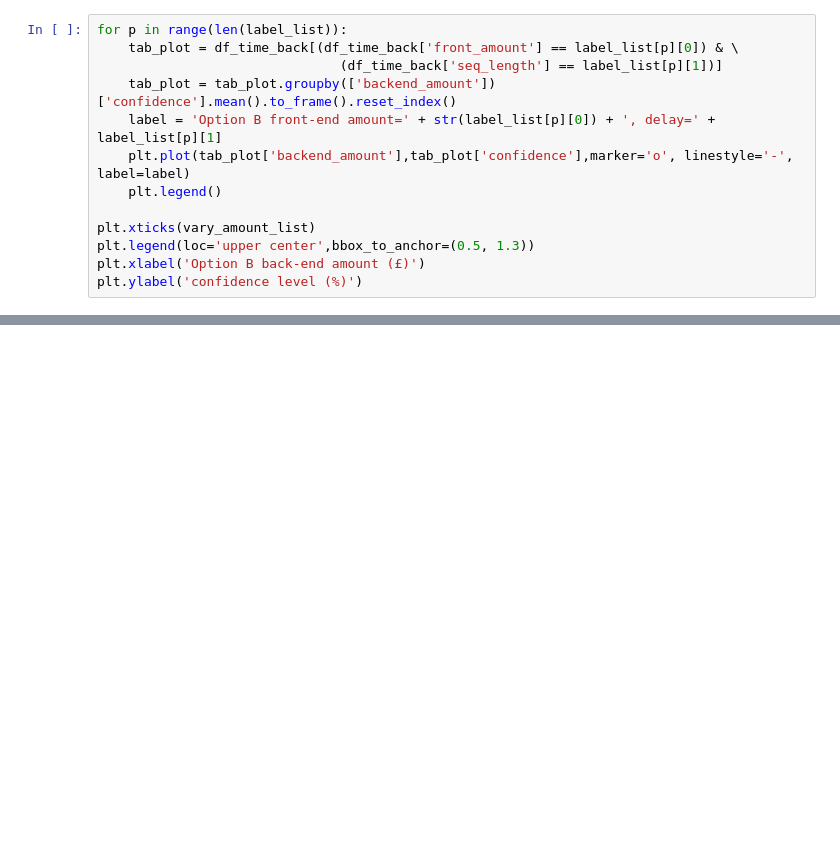
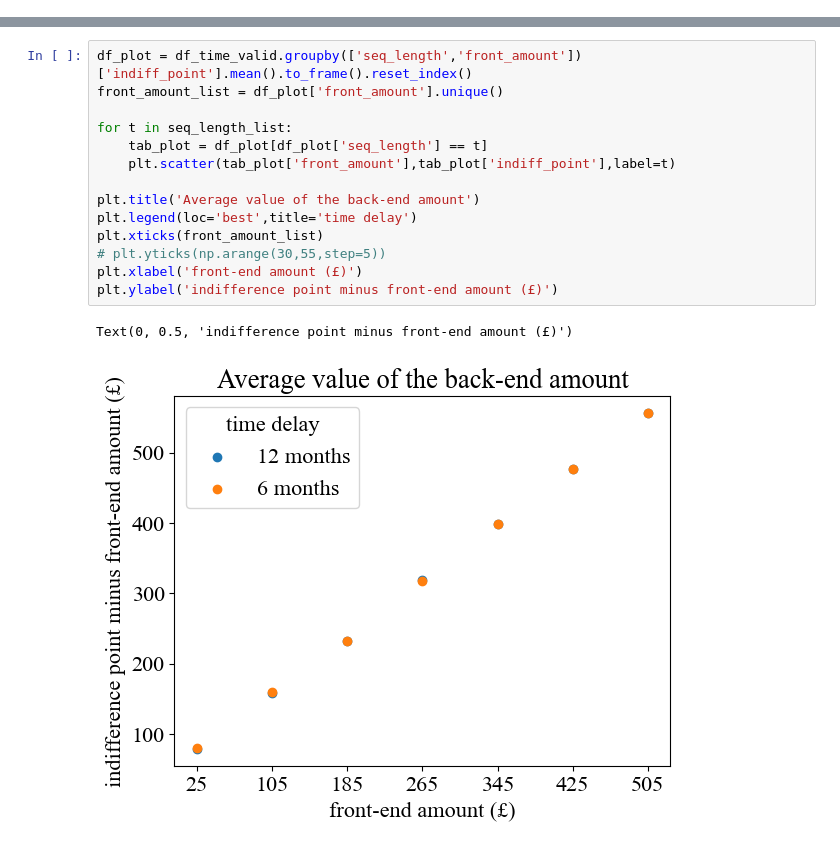
Before and after one commit to zarkwang/attention_discount_project, a Jupyter notebook: experiment_2/analysis.ipynb, the cells around one changed output, grey strips where cells are left out. Cells and saved outputs as stored; diff of their text form; blank space fills up the shorter version.

```diff
--- a/experiment_2/analysis.ipynb
+++ b/experiment_2/analysis.ipynb
@@ -627,13 +0,0 @@ Text(0, 0.5, 'confidence level (%)')
-# %%
-for p in range(len(label_list)):
-    tab_plot = df_time_back[(df_time_back['front_amount'] == label_list[p][0]) & \
-                               (df_time_back['seq_length'] == label_list[p][1])]
-    tab_plot = tab_plot.groupby(['backend_amount'])['confidence'].mean().to_frame().reset_index()
-    label = 'Option B front-end amount=' + str(label_list[p][0]) + ', delay=' + label_list[p][1]
-    plt.plot(tab_plot['backend_amount'],tab_plot['confidence'],marker='o', linestyle='-', label=label)
-    plt.legend()
-
-plt.xticks(vary_amount_list)
-plt.legend(loc='upper center',bbox_to_anchor=(0.5, 1.3))
-plt.xlabel('Option B back-end amount (£)')
-plt.ylabel('confidence level (%)')
@@ -693,0 +418,17 @@ app.quit()
+# %%
+df_plot = df_time_valid.groupby(['seq_length','front_amount'])['indiff_point'].mean().to_frame().reset_index()
+front_amount_list = df_plot['front_amount'].unique()
+
+for t in seq_length_list:
+    tab_plot = df_plot[df_plot['seq_length'] == t]
+    plt.scatter(tab_plot['front_amount'],tab_plot['indiff_point'],label=t)
+
+plt.title('Average value of the back-end amount')
+plt.legend(loc='best',title='time delay')
+plt.xticks(front_amount_list)
+# plt.yticks(np.arange(30,55,step=5))
+plt.xlabel('front-end amount (£)')
+plt.ylabel('indifference point minus front-end amount (£)')
+# %% [output]
+Text(0, 0.5, 'indifference point minus front-end amount (£)')
+[figure, added]
```
Also changed, not shown: parts of 75 cells of this notebook, 23 other files.
